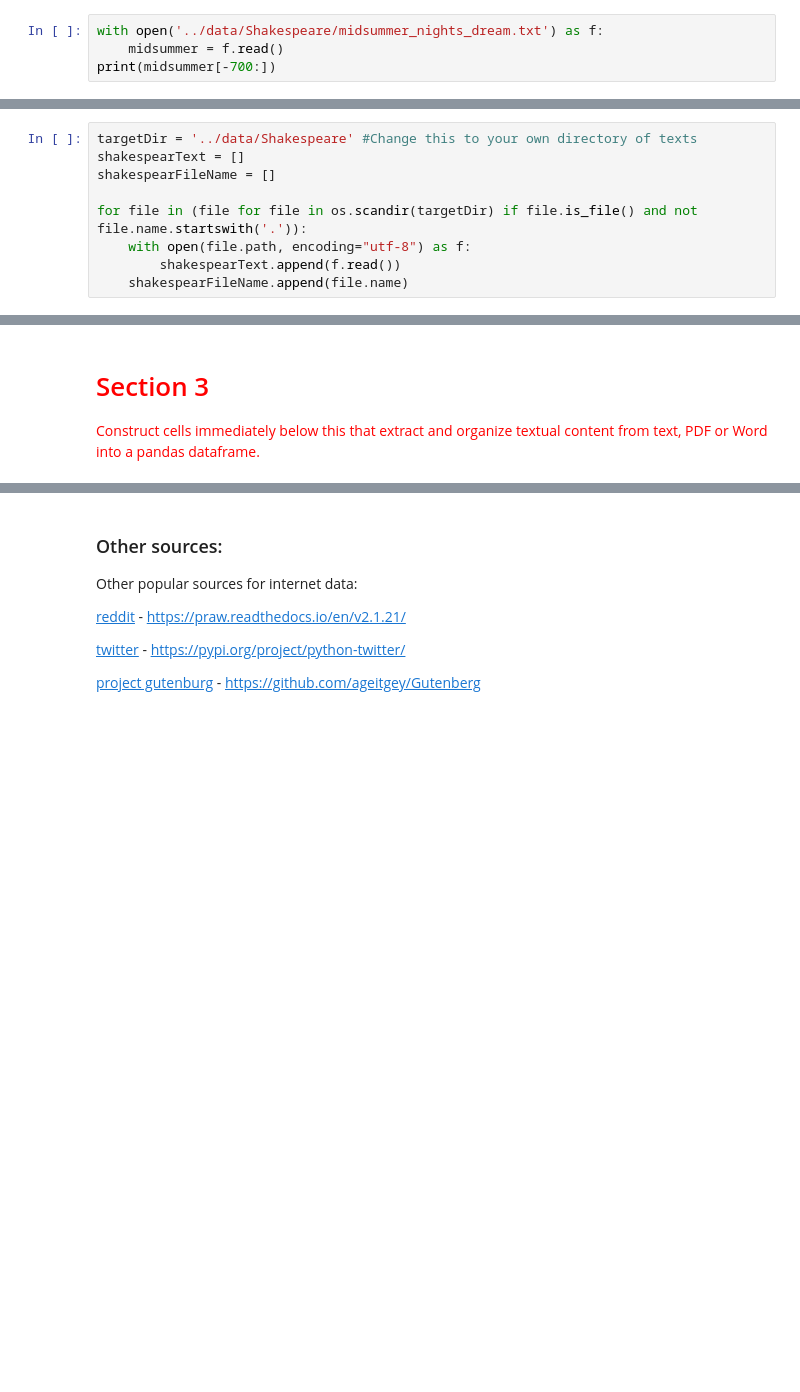
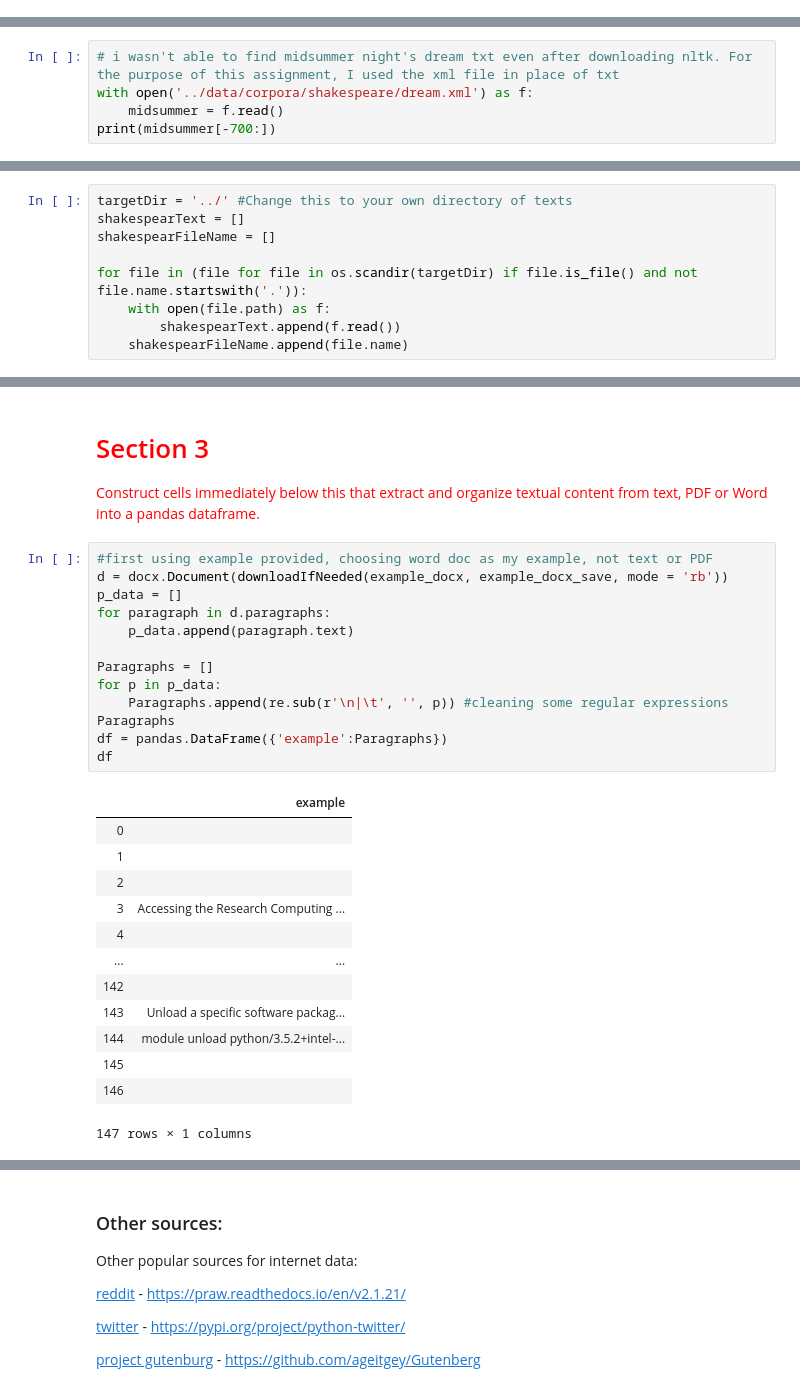
Before and after one commit to Computational-Content-Analysis-2020/Content-Analysis-2020, a Jupyter notebook: week-1/1-intro.ipynb, the cells around one changed output, grey strips where cells are left out. Cells and saved outputs as stored; diff of their text form; blank space fills up the shorter version.

```diff
--- a/week-1/1-intro.ipynb
+++ b/week-1/1-intro.ipynb
@@ -435,7 +711,3 @@ many of them. You need to keep in mind encoding when obtaining text files.
 Determining the encoding can sometime involve substantial work.
 # %% [markdown]
 We can also load many text files at once. LEts tart by looking at the Shakespeare files in the `data` directory
-# %%
-with open('../data/Shakespeare/midsummer_nights_dream.txt') as f:
-    midsummer = f.read()
-print(midsummer[-700:])
@@ -441,0 +720,5 @@ print(midsummer[-700:])
+# %%
+# i wasn't able to find midsummer night's dream txt even after downloading nltk. For the purpose of this assignment, I used the xml file in place of txt
+with open('../data/corpora/shakespeare/dream.xml') as f:
+    midsummer = f.read()
+print(midsummer[-700:])
@@ -442,12 +746,12 @@ print(midsummer[-700:])
 # %% [markdown]
 Then to load all the files in `../data/Shakespeare` we can use a for loop with `scandir`:
 # %%
-targetDir = '../data/Shakespeare' #Change this to your own directory of texts
+targetDir = '../' #Change this to your own directory of texts
 shakespearText = []
 shakespearFileName = []
 
 for file in (file for file in os.scandir(targetDir) if file.is_file() and not file.name.startswith('.')):
-    with open(file.path, encoding="utf-8") as f:
+    with open(file.path) as f:
         shakespearText.append(f.read())
     shakespearFileName.append(file.name)
 # %% [markdown]
@@ -581,3 +928,30 @@ downloaded every time.
 
 # <span style="color:red">Section 3</span>
 <span style="color:red">Construct cells immediately below this that extract and organize textual content from text, PDF or Word into a pandas dataframe.</span>
+# %%
+#first using example provided, choosing word doc as my example, not text or PDF
+d = docx.Document(downloadIfNeeded(example_docx, example_docx_save, mode = 'rb'))
+p_data = []
+for paragraph in d.paragraphs:
+    p_data.append(paragraph.text)
+
+Paragraphs = []
+for p in p_data:
+    Paragraphs.append(re.sub(r'\n|\t', '', p)) #cleaning some regular expressions
+Paragraphs
+df = pandas.DataFrame({'example':Paragraphs})
+df
+# %% [output]
+|  | example |
+| 0 |  |
+| 1 |  |
+| 2 |  |
+| 3 | Accessing the Research Computing ... |
+| 4 |  |
+| ... | ... |
+| 142 |  |
+| 143 | Unload a specific software packag... |
+| 144 | module unload python/3.5.2+intel-... |
+| 145 |  |
+| 146 |  |
+147 rows × 1 columns
```
Also changed, not shown: parts of 30 cells of this notebook.
